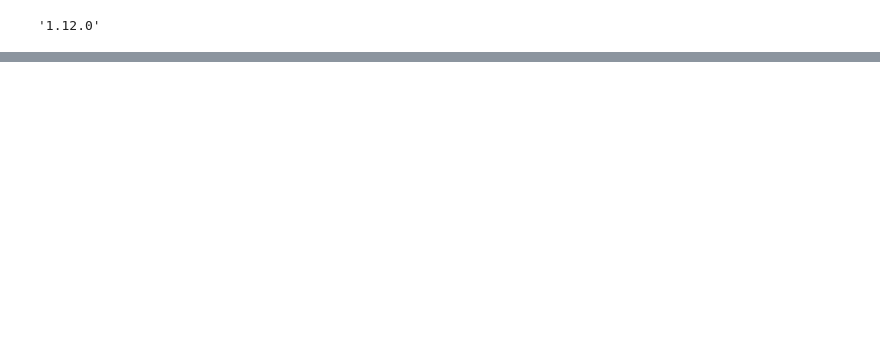
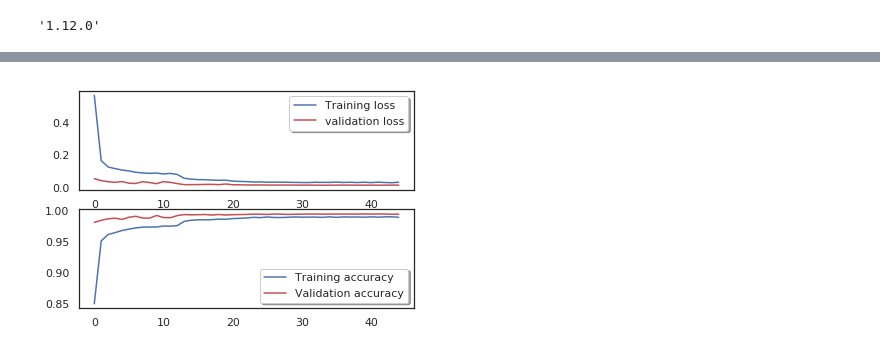
Before and after one commit to kimcnama/AutomatedMarkingAssistance, a Jupyter notebook: Step3/CNN_digit_recognizer.ipynb, the cells around one changed output, grey strips where cells are left out. Drawn from its saved outputs; the diff is of its cells as text; code cells hidden in the pictures; blank space fills up the shorter version.

Commit message:
made 99% acc cnn net and tests done for vid 1 & 3

```diff
--- a/Step3/CNN_digit_recognizer.ipynb
+++ b/Step3/CNN_digit_recognizer.ipynb
@@ -139,16 +142,16 @@ model.add(Dense(10, activation = "softmax"))
 #optimizer = RMSprop(lr=0.001, rho=0.9, epsilon=1e-08, decay=0.0)
 
 # Compile the model
-model.compile(optimizer = 'RMSprop' , loss = "categorical_crossentropy", metrics=["accuracy"])
+model.compile(optimizer = 'adam' , loss = "categorical_crossentropy", metrics=["accuracy"])
 # %%
 # Set a learning rate annealer
 learning_rate_reduction = ReduceLROnPlateau(monitor='val_acc',
                                             patience=3,
                                             verbose=1,
-                                            factor=0.5,
+                                            factor=0.3,
                                             min_lr=0.00001)
 
-epochs = 30
+epochs = 45
 batch_size = 86
 # %%
 # With data augmentation to prevent overfitting (accuracy 0.99286)
@@ -214,0 +221,15 @@ np.argmax(model.predict(img))
+# %%
+X_val = x_test
+Y_val = y_test
+
+# Plot the loss and accuracy curves for training and validation
+fig, ax = plt.subplots(2,1)
+ax[0].plot(history.history['loss'], color='b', label="Training loss")
+ax[0].plot(history.history['val_loss'], color='r', label="validation loss",axes =ax[0])
+legend = ax[0].legend(loc='best', shadow=True)
+
+ax[1].plot(history.history['acc'], color='b', label="Training accuracy")
+ax[1].plot(history.history['val_acc'], color='r',label="Validation accuracy")
+legend = ax[1].legend(loc='best', shadow=True)
+# %% [output]
+[figure, added]
```
Also changed, not shown: parts of 11 cells of this notebook, 12 other files.
